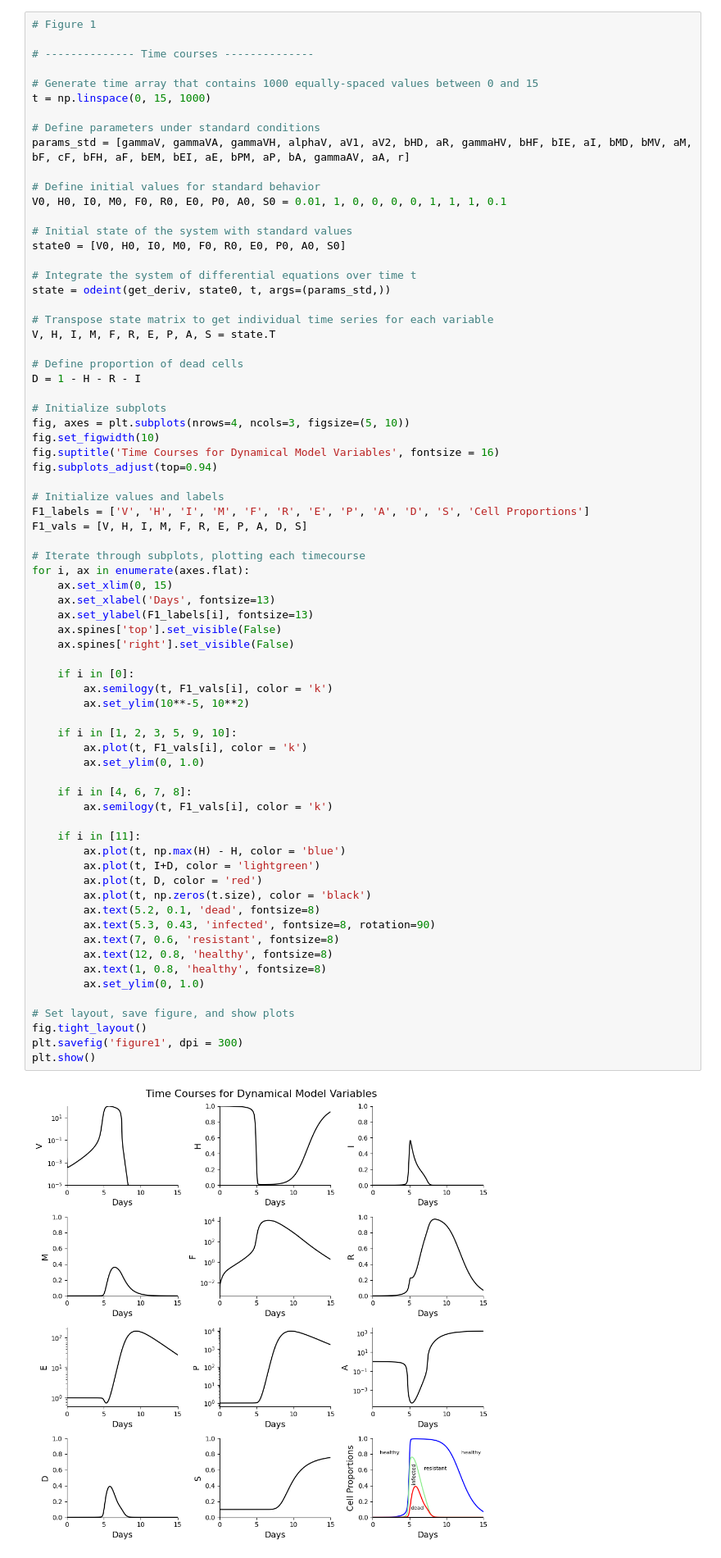
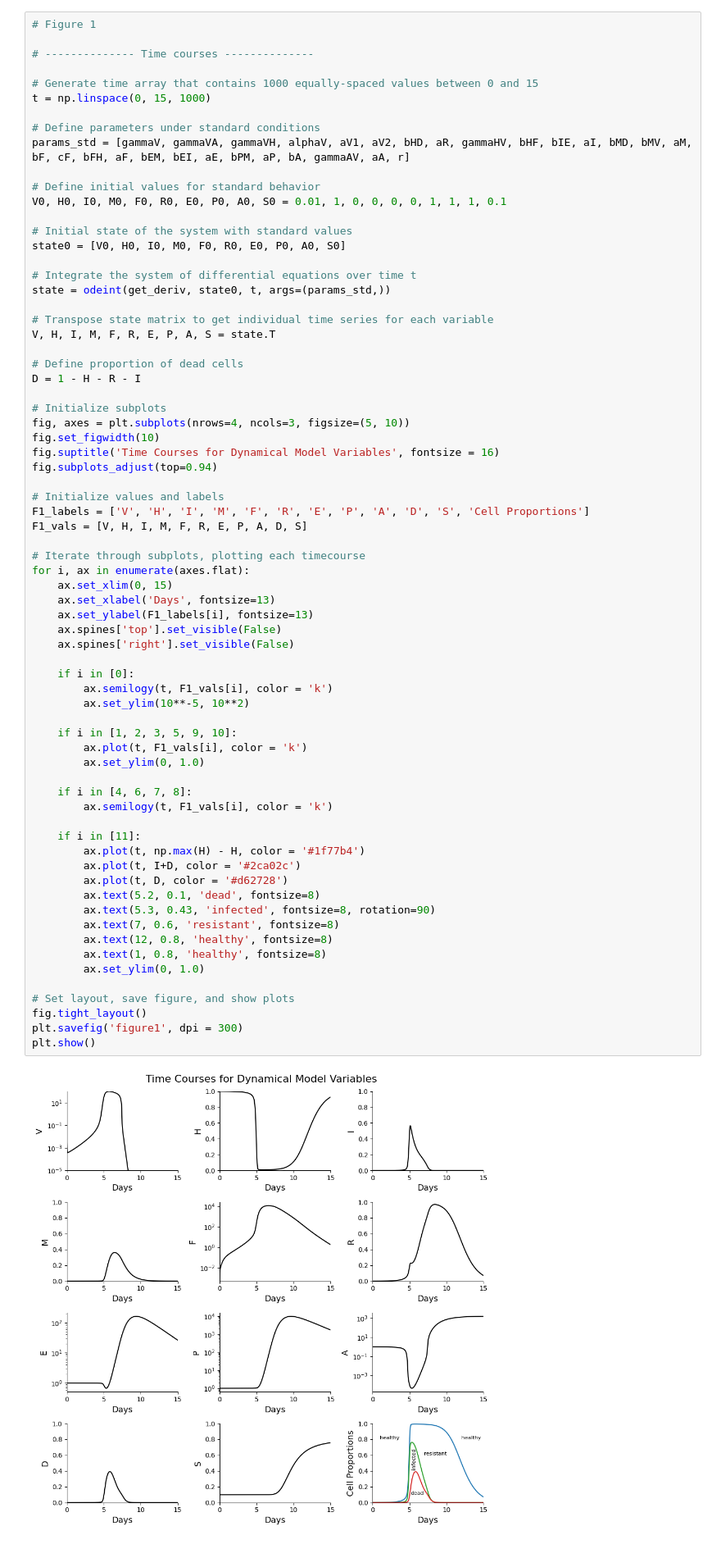
Before and after one commit to mkayeterry/MCDB172, a Jupyter notebook: final/flu_revised.ipynb, the cells around one changed output. Shown at 82% size. Drawn from its saved outputs; the diff is of its cells as text.

```diff
--- a/final/flu_revised.ipynb
+++ b/final/flu_revised.ipynb
@@ -164,38 +164,37 @@ for i, ax in enumerate(axes.flat):
     ax.set_xlim(0, 15)
     ax.set_xlabel('Days', fontsize=13)
     ax.set_ylabel(F1_labels[i], fontsize=13)
     ax.spines['top'].set_visible(False)
     ax.spines['right'].set_visible(False)
 
     if i in [0]:
         ax.semilogy(t, F1_vals[i], color = 'k')
         ax.set_ylim(10**-5, 10**2)
 
     if i in [1, 2, 3, 5, 9, 10]:
         ax.plot(t, F1_vals[i], color = 'k')
         ax.set_ylim(0, 1.0)
 
     if i in [4, 6, 7, 8]:
         ax.semilogy(t, F1_vals[i], color = 'k')
 
     if i in [11]:
-        ax.plot(t, np.max(H) - H, color = 'blue')
-        ax.plot(t, I+D, color = 'lightgreen')
-        ax.plot(t, D, color = 'red')
-        ax.plot(t, np.zeros(t.size), color = 'black')
+        ax.plot(t, np.max(H) - H, color = '#1f77b4')
+        ax.plot(t, I+D, color = '#2ca02c')
+        ax.plot(t, D, color = '#d62728')
         ax.text(5.2, 0.1, 'dead', fontsize=8)
         ax.text(5.3, 0.43, 'infected', fontsize=8, rotation=90)
         ax.text(7, 0.6, 'resistant', fontsize=8)
         ax.text(12, 0.8, 'healthy', fontsize=8)
         ax.text(1, 0.8, 'healthy', fontsize=8)
         ax.set_ylim(0, 1.0)
 
 # Set layout, save figure, and show plots
 fig.tight_layout()
 plt.savefig('figure1', dpi = 300)
 plt.show()
 # %% [output]
-[figure, old version]
+[figure, new version]
 # %%
 # Figure 2
 
```
Also changed, not shown: parts of 2 cells of this notebook, 4 other files.
